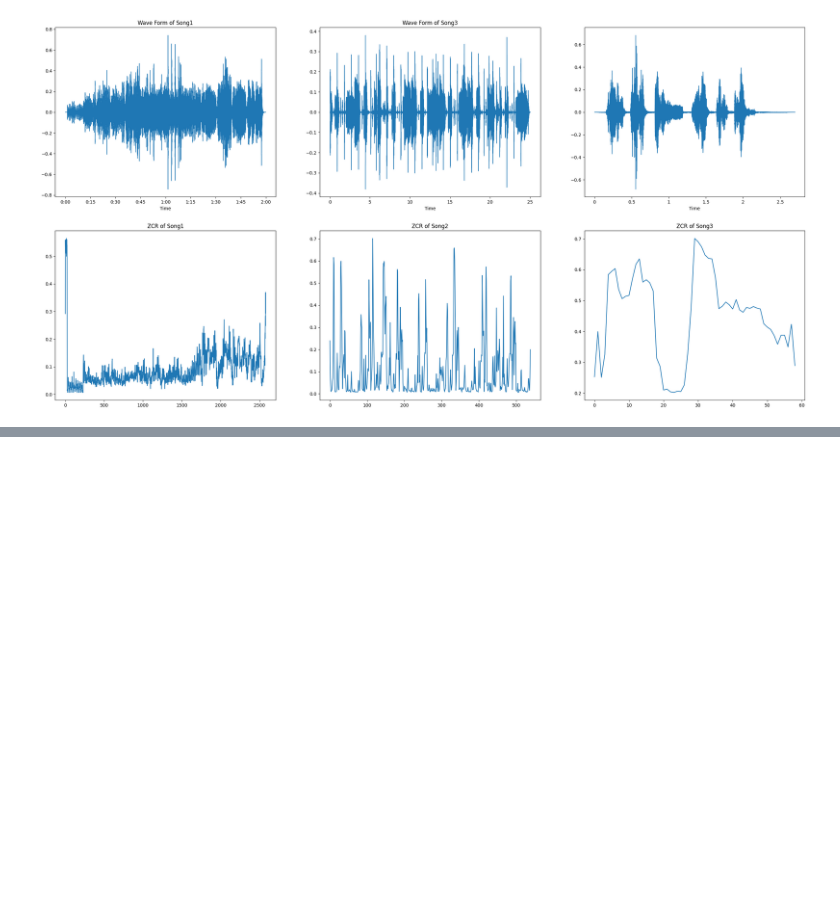
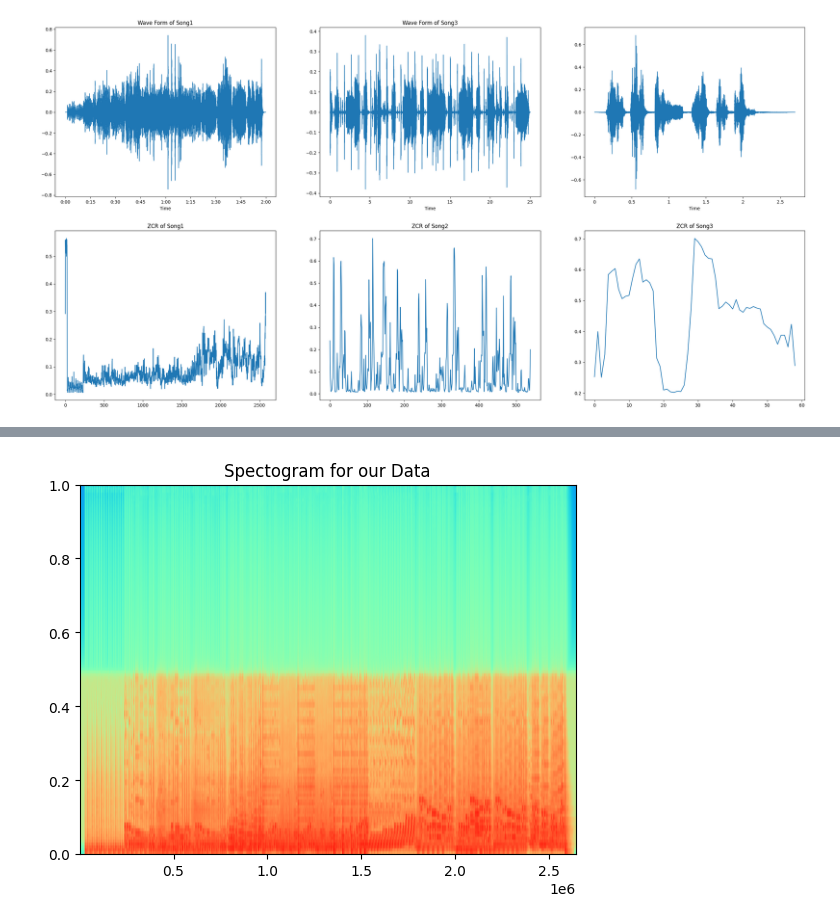
Before and after one commit to Vishal-Padia/Audio-Processing, a Jupyter notebook: Basics/feature_extraction.ipynb, the cells around one changed output, grey strips where cells are left out. Cells and saved outputs as stored; diff of their text form; code cells hidden in the pictures; blank space fills up the shorter version.

```diff
--- a/Basics/feature_extraction.ipynb
+++ b/Basics/feature_extraction.ipynb
@@ -114,0 +137,7 @@ ax[1,2].plot(ZCR_sg3.T)
+# %%
+# plotting a spectogram for our data
+plt.specgram(y, cmap="rainbow")
+plt.title("Spectogram for our Data")
+plt.show()
+# %% [output]
+[figure, added]
```
Also changed, not shown: parts of 6 cells of this notebook, 1 other file.
